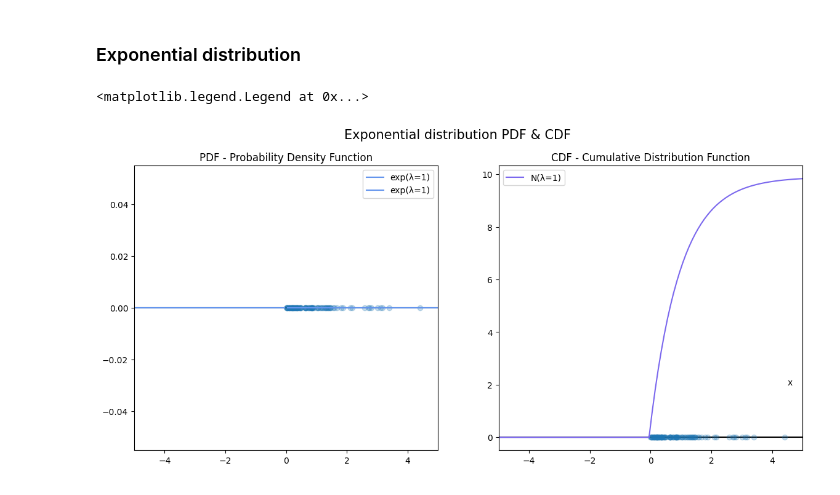
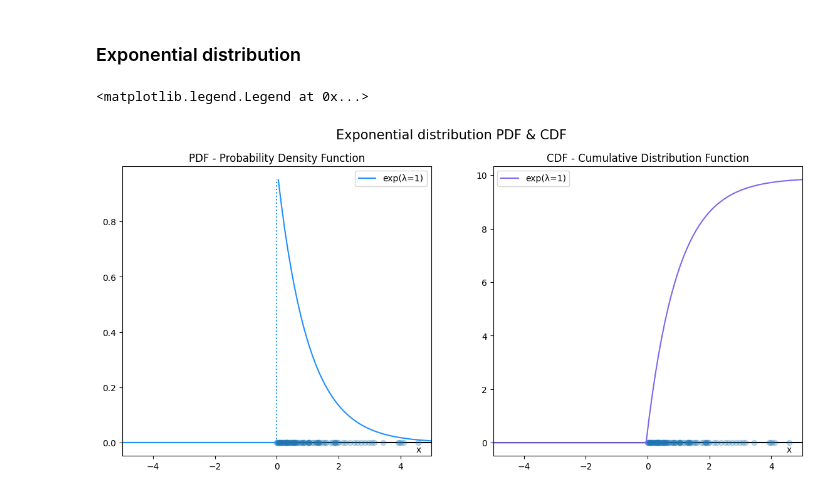
Before and after one commit to szmidapatrik/machine-learning, a Jupyter notebook: dist.ipynb, the cells around one changed output. Saved outputs shown, nothing was run; the diff lists cells and outputs as text; code cells hidden in the pictures.

```diff
--- a/dist.ipynb
+++ b/dist.ipynb
@@ -73,11 +73,20 @@ class ExponentialDistribution:
 
     # Constructor
     def __init__(self, λ):
+        if λ < 0:
+            raise Exception("Invalid parameter: λ must be non-negative.")
         self.λ = λ
 
     # Sample from distibution
     def sample(self, size):
         return np.random.exponential(self.λ, size)
+
+    # Exponential function
+    def pdf_value(self, value):
+        if value < 0:
+            return 0
+        else:
+            return self.λ * np.exp(-self.λ * value)
 
     # PDF - Probability density function
     def pdf(self, axis):
@@ -93,31 +102,32 @@ class ExponentialDistribution:
 # %%
 # Exponential distribution
 size = 100
 exp = ExponentialDistribution(1)
 data = exp.sample(size)
 zeros = exp.zeros(size)
 x = np.linspace(-5,5,size)
 
 # Plot
 fig, ax = plt.subplots(1,2,figsize=(14,6))
 fig.suptitle('Exponential distribution PDF & CDF', size=15)
 
 ax[0].scatter(data[:], zeros, alpha=0.25, zorder=2)
 ax[0].plot(x, zeros, c='black', zorder=1)
-ax[0].plot(x[0:50], exp.pdf(x)[x < 0], label='exp(λ={})'.format(exp.λ), c='royalblue')
-ax[0].plot(x[50:100], exp.pdf(x)[x <= 0], label='exp(λ={})'.format(exp.λ), c='royalblue')
-ax[0].annotate('x', (4.5,0.1))
+ax[0].plot(x[0:50], exp.pdf(x)[x < 0], c='dodgerblue')
+ax[0].plot(x[50:100], exp.pdf(x)[x >= 0], label='exp(λ={})'.format(exp.λ), c='dodgerblue')
+ax[0].plot(np.zeros(10), np.linspace(0,exp.pdf_value(0.05),10), c='dodgerblue', linestyle='dotted')
+ax[0].annotate('x', (4.5, -0.035))
 ax[0].set_title('PDF - Probability Density Function')
 ax[0].set_xlim(-5,5)
 ax[0].legend()
 
 ax[1].scatter(data[:], zeros, alpha=0.25, zorder=2)
 ax[1].plot(x, zeros, c='black', zorder=1)
-ax[1].plot(x, exp.cdf(x), label='N(λ={})'.format(exp.λ), c='mediumslateblue')
-ax[1].annotate('x', (4.5,2))
+ax[1].plot(x, exp.cdf(x), label='exp(λ={})'.format(exp.λ), c='mediumslateblue')
+ax[1].annotate('x', (4.5,-0.35))
 ax[1].set_title('CDF - Cumulative Distribution Function')
 ax[1].set_xlim(-5,5)
 ax[1].legend()
 # %% [output]
 <matplotlib.legend.Legend at 0x...>
-[figure, old version]
+[figure, new version]
```
